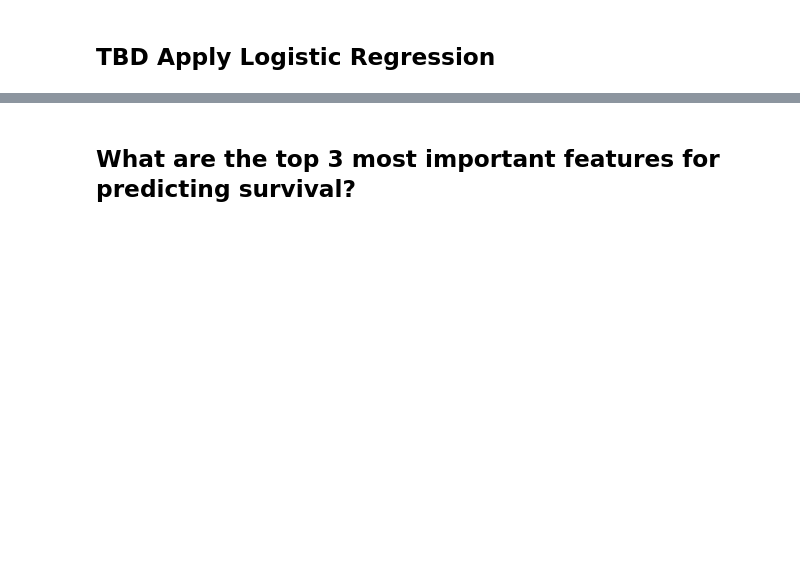
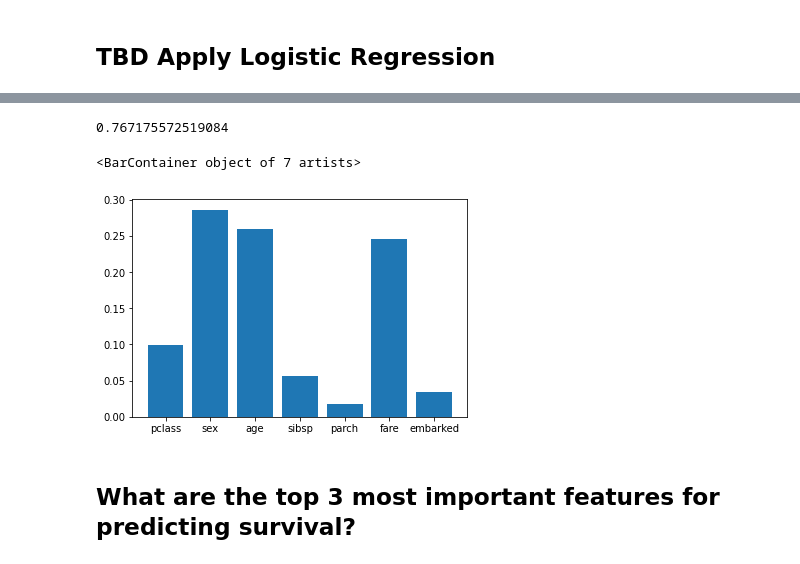
Before and after one commit to anna985/pml-1, a Jupyter notebook: course/Problem028_MLReady/028.ipynb, the cells around one changed output, grey strips where cells are left out. Cells and saved outputs as stored; diff of their text form; code cells hidden in the pictures; blank space fills up the shorter version.

```diff
--- a/course/Problem028_MLReady/028.ipynb
+++ b/course/Problem028_MLReady/028.ipynb
@@ -109,2 +263,25 @@ from sklearn.metrics import accuracy_score
+# %%
+from sklearn.model_selection import train_test_split
+from sklearn.tree import DecisionTreeClassifier
+from sklearn.metrics import accuracy_score
+
+model = DecisionTreeClassifier()
+model.fit(X_train, Y_train)
+
+Y_hat = model.predict(X_test)
+#TBD Accuracy Score on test set
+accuracy_score(Y_test, Y_hat)
+# %% [output]
+0.767175572519084
+# %%
+import numpy as np
+from matplotlib import pyplot
+
+imp = model.feature_importances_
+
+pyplot.bar(X.columns, imp)
+# %% [output]
+<BarContainer object of 7 artists>
+[figure, added]
 # %% [markdown]
 ## What are the top 3 most important features for predicting survival?
```
Also changed, not shown: parts of 13 cells of this notebook.
